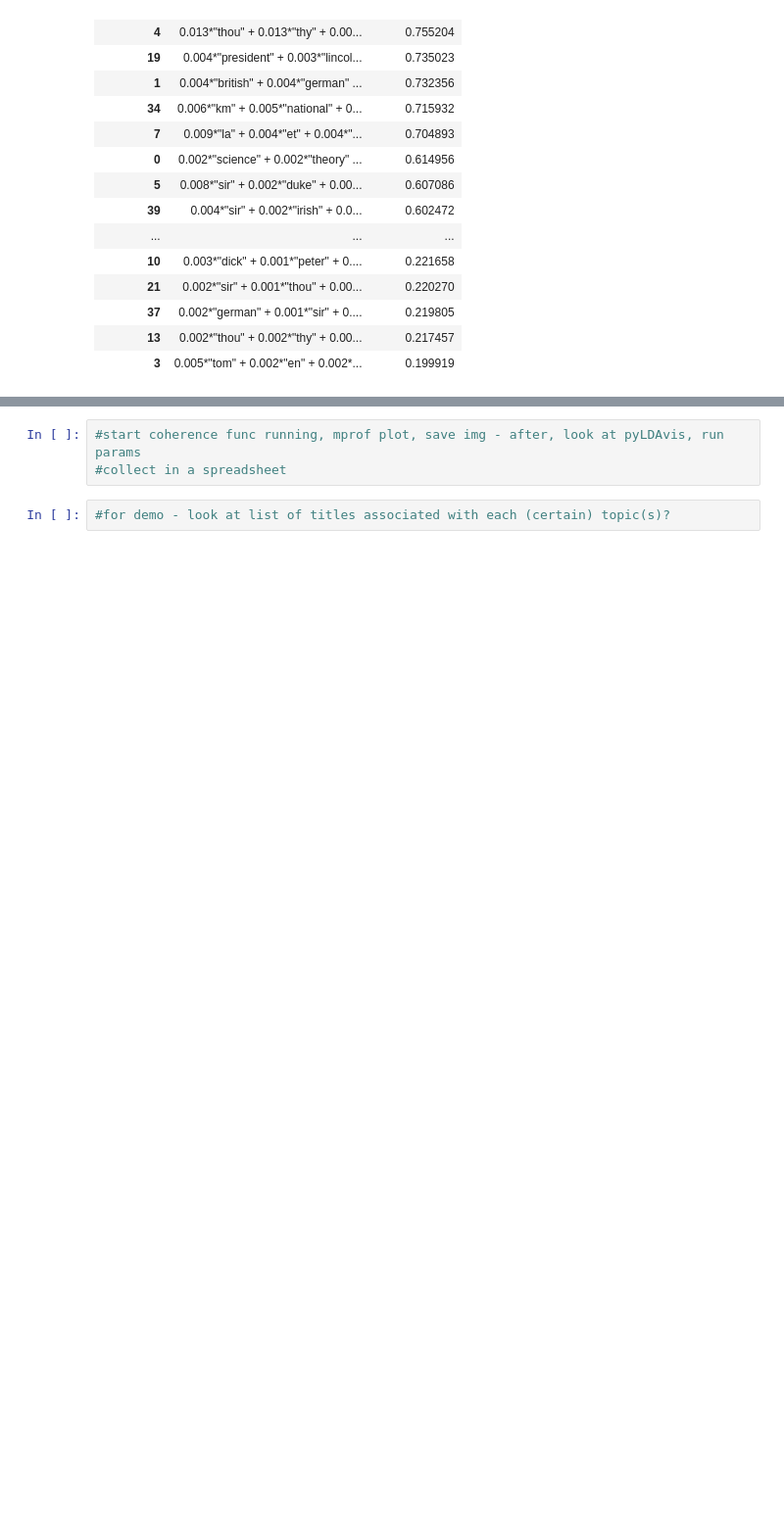
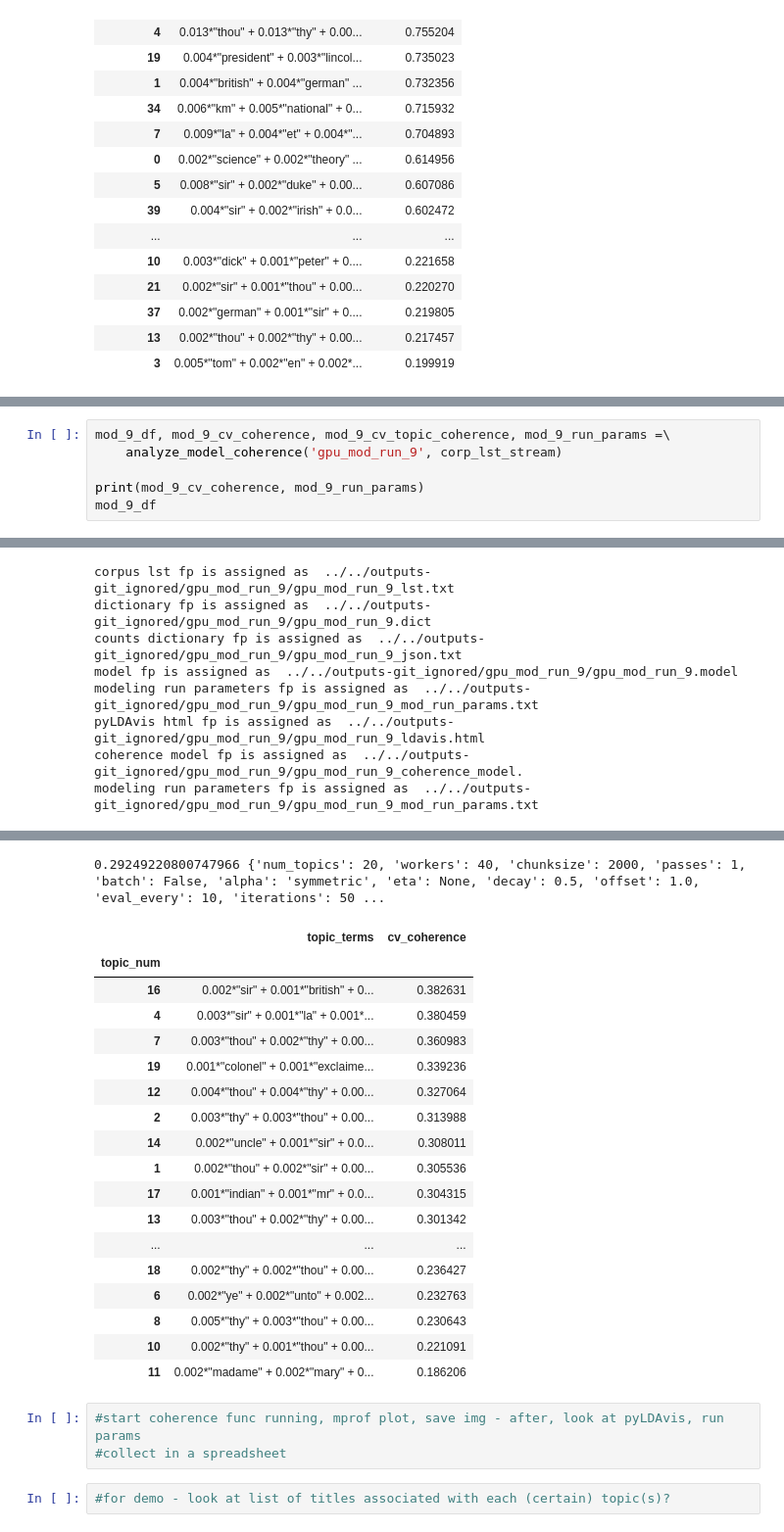
Before and after one commit to RBrynsvold/Capstone, a Jupyter notebook: notebooks/Compare models.ipynb, the cells around one changed output, grey strips where cells are left out. Shown: that part at 98% size. Cells and saved outputs as stored; diff of their text form; blank space fills up the shorter version.

```diff
--- a/notebooks/Compare models.ipynb
+++ b/notebooks/Compare models.ipynb
@@ -458,0 +578,7 @@ http://pandas.pydata.org/pandas-docs/stable/indexing.html#ix-indexer-is-deprecat
+# %%
+mod_9_df, mod_9_cv_coherence, mod_9_cv_topic_coherence, mod_9_run_params =\
+    analyze_model_coherence('gpu_mod_run_9', corp_lst_stream)
+
+print(mod_9_cv_coherence, mod_9_run_params)
+mod_9_df
+# %% [output]
@@ -458,0 +593,8 @@ http://pandas.pydata.org/pandas-docs/stable/indexing.html#ix-indexer-is-deprecat
+corpus lst fp is assigned as  ../../outputs-git_ignored/gpu_mod_run_9/gpu_mod_run_9_lst.txt
+dictionary fp is assigned as  ../../outputs-git_ignored/gpu_mod_run_9/gpu_mod_run_9.dict
+counts dictionary fp is assigned as  ../../outputs-git_ignored/gpu_mod_run_9/gpu_mod_run_9_json.txt
+model fp is assigned as  ../../outputs-git_ignored/gpu_mod_run_9/gpu_mod_run_9.model
+modeling run parameters fp is assigned as  ../../outputs-git_ignored/gpu_mod_run_9/gpu_mod_run_9_mod_run_params.txt
+pyLDAvis html fp is assigned as  ../../outputs-git_ignored/gpu_mod_run_9/gpu_mod_run_9_ldavis.html
+coherence model fp is assigned as  ../../outputs-git_ignored/gpu_mod_run_9/gpu_mod_run_9_coherence_model.
+modeling run parameters fp is assigned as  ../../outputs-git_ignored/gpu_mod_run_9/gpu_mod_run_9_mod_run_params.txt
@@ -459,3 +618,22 @@ http://pandas.pydata.org/pandas-docs/stable/indexing.html#ix-indexer-is-deprecat
+0.29249220800747966 {'num_topics': 20, 'workers': 40, 'chunksize': 2000, 'passes': 1, 'batch': False, 'alpha': 'symmetric', 'eta': None, 'decay': 0.5, 'offset': 1.0, 'eval_every': 10, 'iterations': 50 ...
+|  | topic_terms | cv_coherence |
+| topic_num |  |  |
+| 16 | 0.002*"sir" + 0.001*"british" + 0... | 0.382631 |
+| 4 | 0.003*"sir" + 0.001*"la" + 0.001*... | 0.380459 |
+| 7 | 0.003*"thou" + 0.002*"thy" + 0.00... | 0.360983 |
+| 19 | 0.001*"colonel" + 0.001*"exclaime... | 0.339236 |
+| 12 | 0.004*"thou" + 0.004*"thy" + 0.00... | 0.327064 |
+| 2 | 0.003*"thy" + 0.003*"thou" + 0.00... | 0.313988 |
+| 14 | 0.002*"uncle" + 0.001*"sir" + 0.0... | 0.308011 |
+| 1 | 0.002*"thou" + 0.002*"sir" + 0.00... | 0.305536 |
+| 17 | 0.001*"indian" + 0.001*"mr" + 0.0... | 0.304315 |
+| 13 | 0.003*"thou" + 0.002*"thy" + 0.00... | 0.301342 |
+| ... | ... | ... |
+| 18 | 0.002*"thy" + 0.002*"thou" + 0.00... | 0.236427 |
+| 6 | 0.002*"ye" + 0.002*"unto" + 0.002... | 0.232763 |
+| 8 | 0.005*"thy" + 0.003*"thou" + 0.00... | 0.230643 |
+| 10 | 0.002*"thy" + 0.001*"thou" + 0.00... | 0.221091 |
+| 11 | 0.002*"madame" + 0.002*"mary" + 0... | 0.186206 |
 # %%
 #start coherence func running, mprof plot, save img - after, look at pyLDAvis, run params
 #collect in a spreadsheet
```
Also changed, not shown: parts of 4 cells of this notebook, 2 other files.
